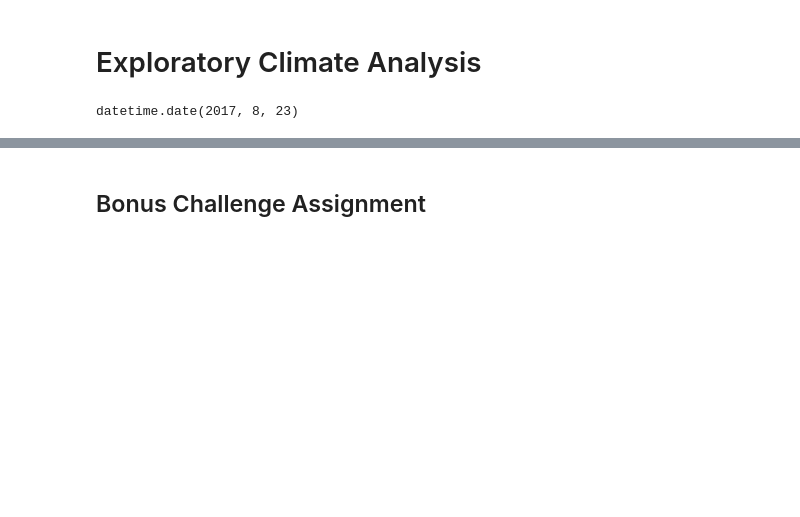
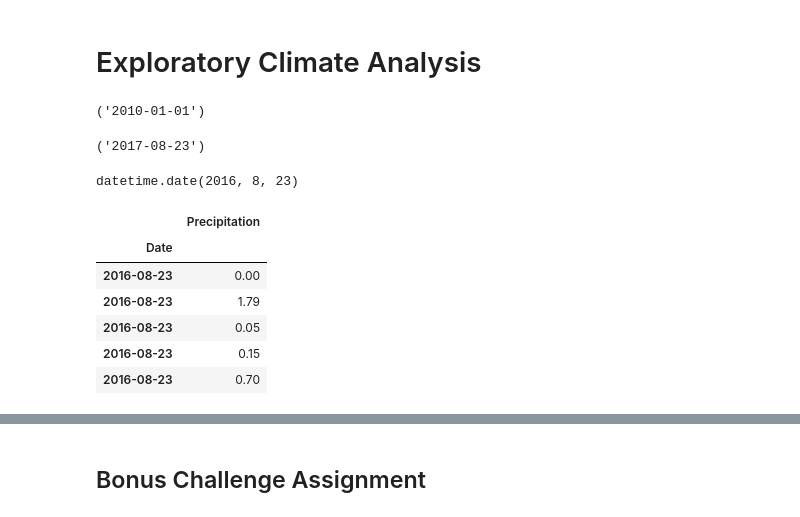
Before and after one commit to amblakemore/UCI_Homework_Blakemore, a Jupyter notebook: Sqlalchemy_Challenge/climate.ipynb, the cells around one changed output, grey strips where cells are left out. Saved outputs shown, nothing was run; the diff lists cells and outputs as text; code cells hidden in the pictures; blank space fills up the shorter version.

```diff
--- a/Sqlalchemy_Challenge/climate.ipynb
+++ b/Sqlalchemy_Challenge/climate.ipynb
@@ -40,20 +40,6 @@ session = Session(engine)
 # Exploratory Climate Analysis
 # %%
 # Design a query to retrieve the last 12 months of precipitation data and plot the results
-
-# Calculate the date 1 year ago from the last data point in the database
-# Find the earliest date
-earliest = session.query(Measurement.date).order_by(Measurement.date).first()
-earliest
-# Find the latest date
-latest = session.query(Measurement.date).order_by(Measurement.date.desc()).first()
-latest
-# 2017-08-23
-# 1 year from the latest date
-year_ago = dt.date(2018, 8, 23) - dt.timedelta(days=365)
-year_ago
-
-# Perform a query to retrieve the data and precipitation scores
 
 
 # Save the query results as a Pandas DataFrame and set the index to the date column
@@ -61,5 +47,23 @@ year_ago
 # Sort the dataframe by date
 
 # Use Pandas Plotting with Matplotlib to plot the data
-# %% [output]
-datetime.date(2017, 8, 23)
+# %%
+# Find the earliest date
+earliest = session.query(Measurement.date).order_by(Measurement.date).first()
+earliest
+# %% [output]
+('2010-01-01')
+# %%
+# Find the latest date
+latest = session.query(Measurement.date).order_by(Measurement.date.desc()).first()
+latest
+# %% [output]
+('2017-08-23')
+# %%
+# Calculate the date 1 year ago from the last data point in the database
+
+# 1 year from the latest date
+year_ago = dt.date(2017, 8, 23) - dt.timedelta(days=365)
+year_ago
+# %% [output]
+datetime.date(2016, 8, 23)
@@ -65,0 +75,16 @@ datetime.date(2017, 8, 23)
+# %%
+# Save the query results as a Pandas DataFrame and set the index to the date column
+# Sort the dataframe by date
+precipitation = pd.DataFrame(scores, columns=['Date', 'Precipitation'])
+precipitation = precipitation.sort_values(['Date'], ascending=True)
+precipitation = precipitation.set_index('Date')
+precipitation = precipitation.dropna(how='any')
+precipitation.head()
+# %% [output]
+|  | Precipitation |
+| Date |  |
+| 2016-08-23 | 0.00 |
+| 2016-08-23 | 1.79 |
+| 2016-08-23 | 0.05 |
+| 2016-08-23 | 0.15 |
+| 2016-08-23 | 0.70 |
```
Also changed, not shown: parts of 3 cells of this notebook.
